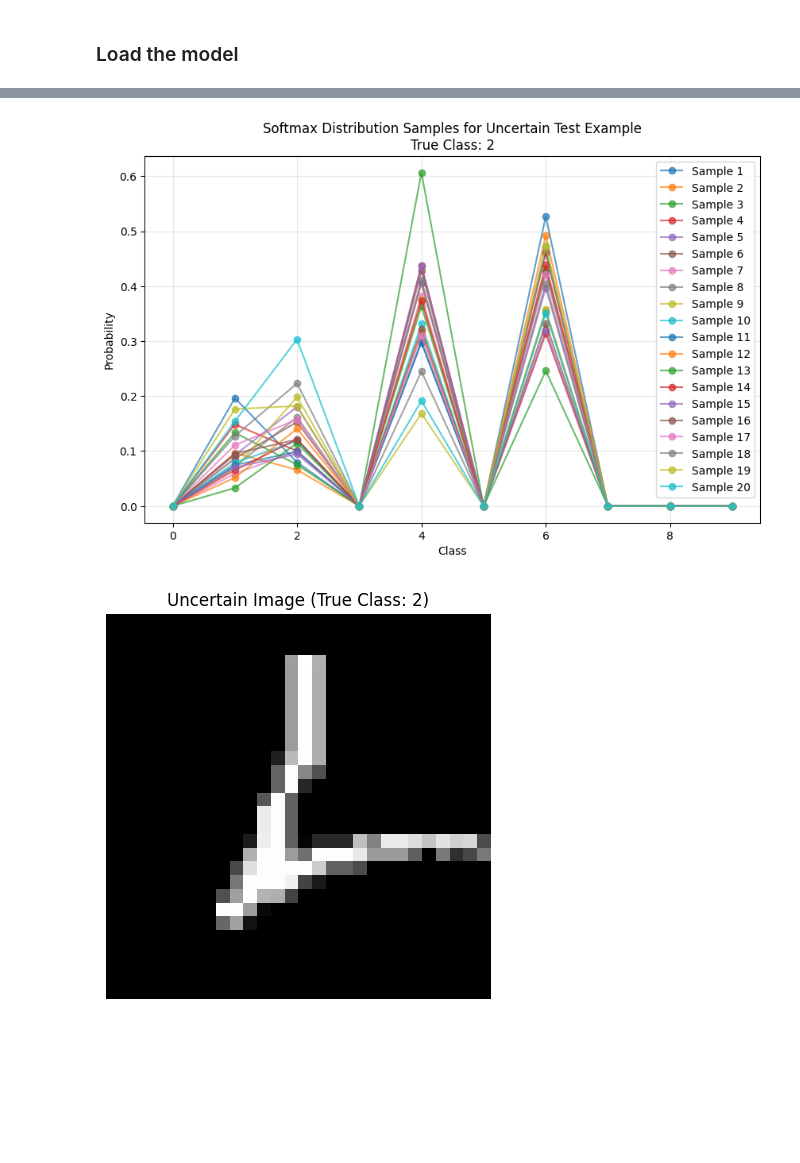
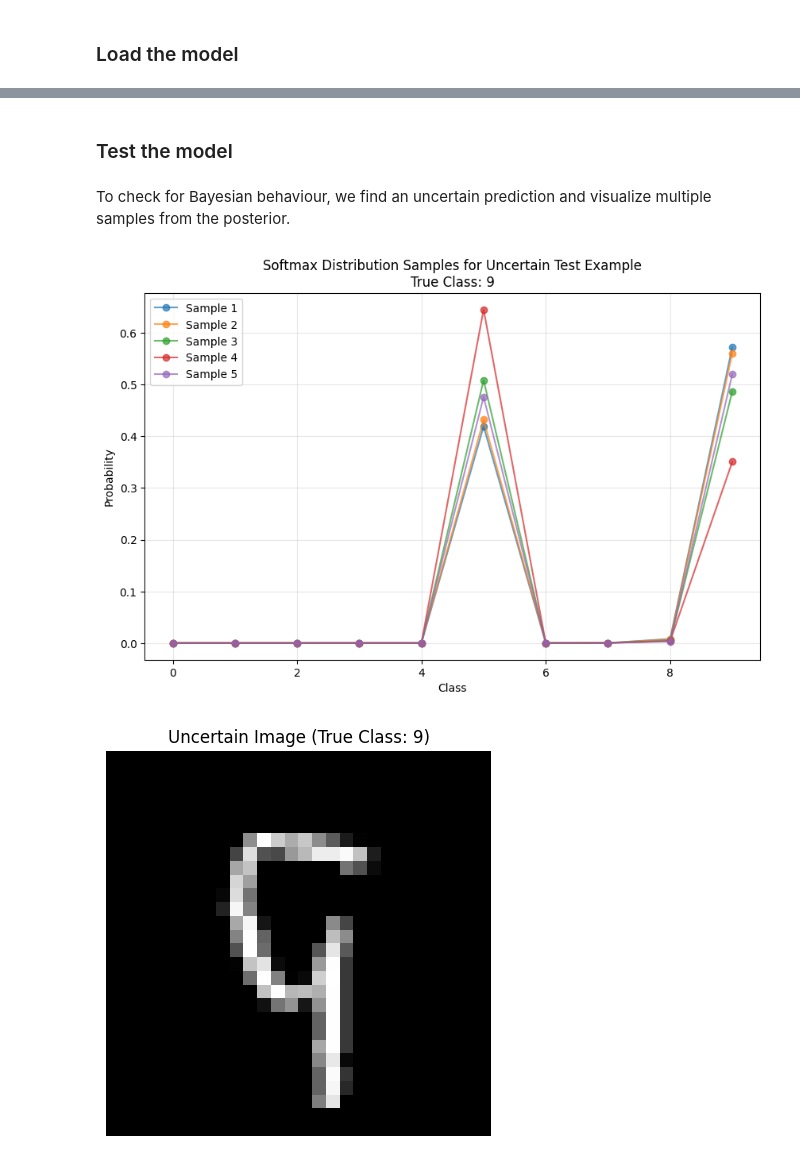
Before and after one commit to confinlay/Bayesian-CE, a Jupyter notebook: MyImplementation/training_notebooks/train-BLL.ipynb, the cells around one changed output, grey strips where cells are left out. Cells and saved outputs as stored; diff of their text form; code cells hidden in the pictures; blank space fills up the shorter version.

Commit message:
Implemented Bayesian last layer with variational inference using torchbnn library. Reimplemented KL loss to use mps

```diff
--- a/MyImplementation/training_notebooks/train-BLL.ipynb
+++ b/MyImplementation/training_notebooks/train-BLL.ipynb
@@ -138,4 +117,4 @@ Backbone training completed! Best validation error: 0.0000
 # %% [markdown]
 ### Load weights
 # %%
-backbone.load_weights(models_dir + '/backbone_checkpoint.pth')
+backbone.load_weights(models_dir + '/mnist_backbone_models/backbone_best_12_epochs.pt')
@@ -268,8 +187,13 @@ Final Test Accuracy: 0.9919
+# %% [markdown]
+### Test the model
+# %% [markdown]
+To check for Bayesian behaviour, we find an uncertain prediction and visualize multiple samples from the posterior.
 # %%
 # Search for a test example with uncertain predictions
 test_iter = iter(testloader)
 found_uncertain = False
 max_tries = 100
+num_samples = 5
 
 try:
     while not found_uncertain:
@@ -280,45 +204,45 @@ try:
             y_single = y[i:i+1]
 
             # Get predictions from 5 different ensemble members
-            probs = bll.sample_predict(x_single, Nsamples=20)  # Shape: [5, 1, num_classes]
+            probs = bll.sample_predict(x_single, Nsamples=num_samples)  # Shape: [5, 1, num_classes]
             probs = probs.squeeze(1)  # Remove batch dimension -> [5, num_classes]
 
             # Check if predictions are not all highly confident
             max_probs = probs.max(dim=1)[0]
-            if max_probs.mean() < 0.5:  # If average confidence is less than 99.9%
+            if max_probs.mean() < 0.6:  # If average confidence is less than 99.9%
                 found_uncertain = True
                 break
 
 except StopIteration:
     if not found_uncertain:
         print("Could not find uncertain prediction in entire test set")
 
 # Plot the softmax distributions
 plt.figure(figsize=(10, 6))
 x_axis = range(probs.shape[1])  # Range over number of classes
 
-for i in range(20):
+for i in range(num_samples):
     plt.plot(x_axis, probs[i].cpu().numpy(), 'o-', alpha=0.7, label=f'Sample {i+1}')
 
 plt.xlabel('Class')
 plt.ylabel('Probability')
 plt.title(f'Softmax Distribution Samples for Uncertain Test Example\nTrue Class: {y_single.item()}')
 plt.legend()
 plt.grid(True, alpha=0.3)
 plt.show()
 
 # Display the uncertain image
 plt.figure(figsize=(5, 5))
 img = x_single.squeeze().cpu()
 if img.shape[0] == 1:  # If grayscale, remove channel dimension
     img = img.squeeze(0)
 plt.imshow(img, cmap='gray' if len(img.shape) == 2 else None)
 plt.axis('off')
 plt.title(f'Uncertain Image (True Class: {y_single.item()})')
 plt.show()
 # %% [output]
-[figure, old version]
+[figure, new version]
-[figure, old version]
+[figure, new version]
 # %%
 # Get predictions and confidences for entire test set
 all_confidences = []
```
Also changed, not shown: parts of 16 cells of this notebook, 9 other files.
